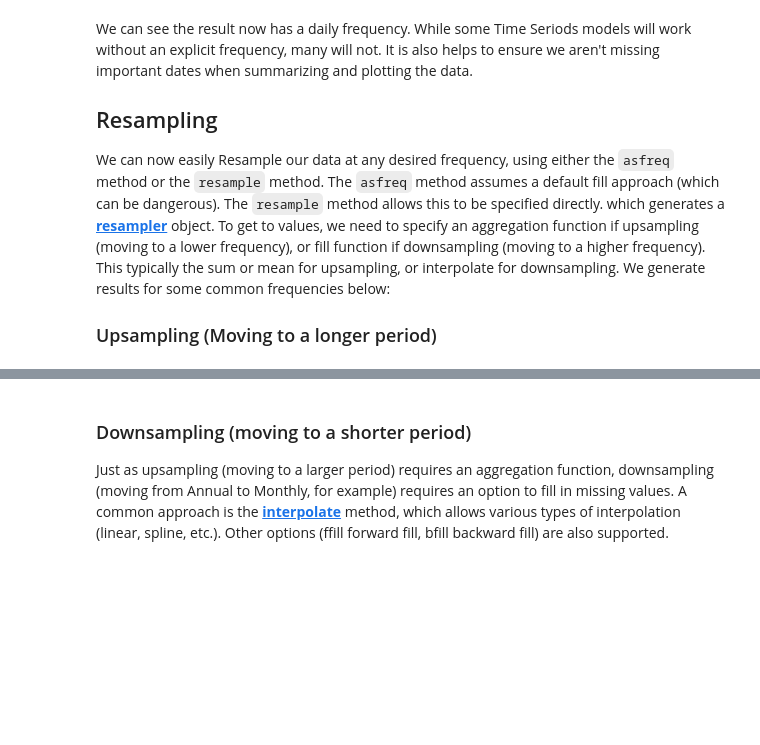
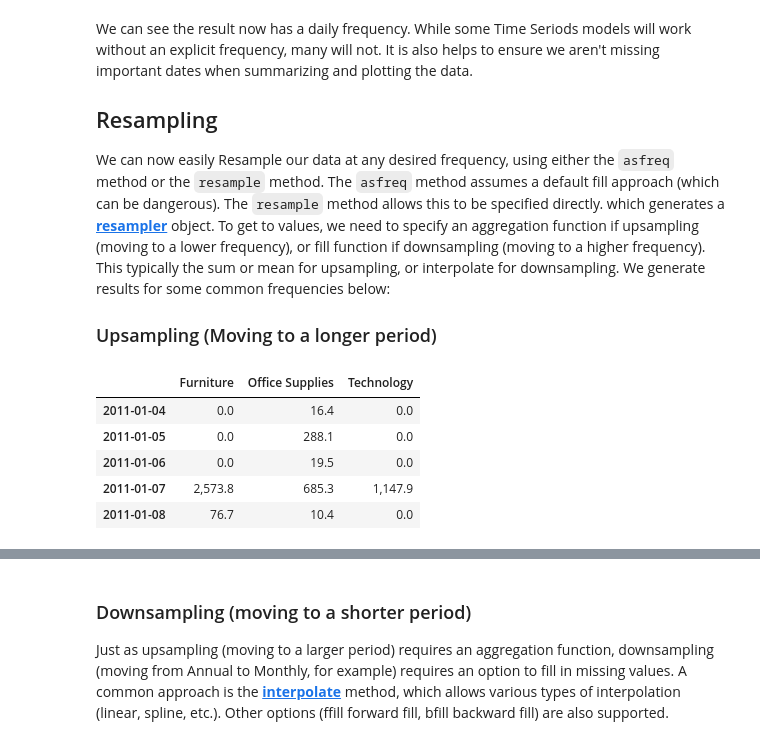
Before and after one commit to Theofilusarifin/forecasting-and-time-series-analysis, a Jupyter notebook: pandas_timeseries/code.ipynb, the cells around one changed output, grey strips where cells are left out. Saved outputs shown, nothing was run; the diff lists cells and outputs as text; code cells hidden in the pictures; blank space fills up the shorter version.

```diff
--- a/pandas_timeseries/code.ipynb
+++ b/pandas_timeseries/code.ipynb
@@ -417,6 +417,15 @@ We can see the result now has a daily frequency. While some Time Seriods models
 ## Resampling
 We can now easily Resample our data at any desired frequency, using either the `asfreq` method or the `resample` method. The `asfreq` method assumes a default fill approach (which can be dangerous). The `resample` method allows this to be specified directly. which generates a __[resampler](https://pandas.pydata.org/pandas-docs/stable/reference/resampling.html)__ object. To get to values, we need to specify an aggregation function if upsampling (moving to a lower frequency), or fill function if downsampling (moving to a higher frequency). This typically the sum or mean for upsampling, or interpolate for downsampling. We generate results for some common frequencies below:
 ### Upsampling (Moving to a longer period)
+# %%
+display(sales_new.head()) # Note that we have missing values in sales_new
+# %% [output]
+|  | Furniture | Office Supplies | Technology |
+| 2011-01-04 | 0.0 | 16.4 | 0.0 |
+| 2011-01-05 | 0.0 | 288.1 | 0.0 |
+| 2011-01-06 | 0.0 | 19.5 | 0.0 |
+| 2011-01-07 | 2,573.8 | 685.3 | 1,147.9 |
+| 2011-01-08 | 76.7 | 10.4 | 0.0 |
 # %%
 sales_weekly = sales_new.resample('W').sum()
 print('Weekly Sales')
```
Also changed, not shown: parts of 14 cells of this notebook.
